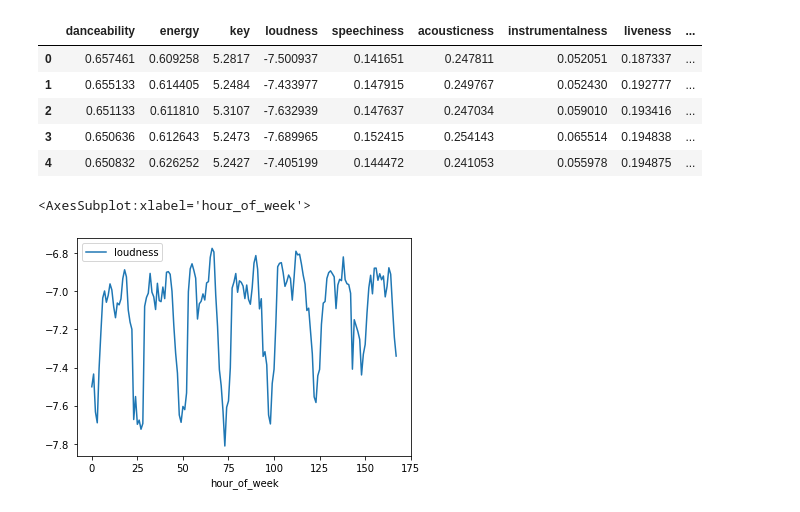
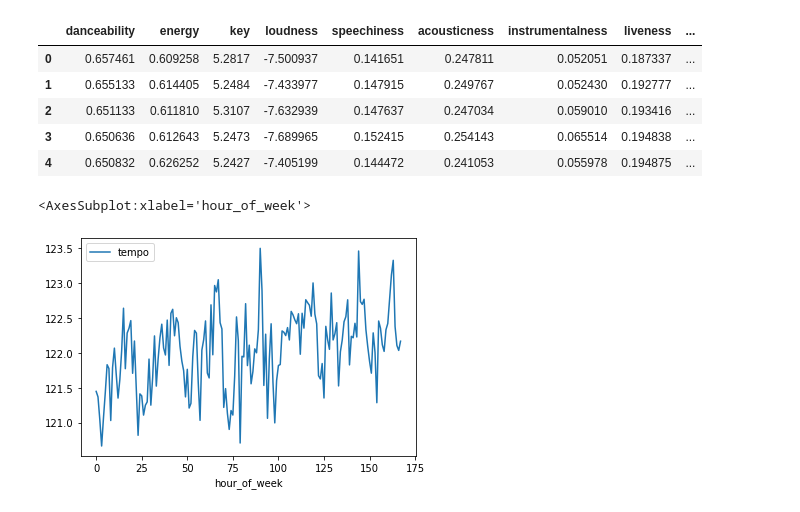
Before and after one commit to lejaja9/Friiiiiiiiiday, a Jupyter notebook: data_viz.ipynb, the cells around one changed output. Cells and saved outputs as stored; diff of their text form; code cells hidden in the pictures.

```diff
--- a/data_viz.ipynb
+++ b/data_viz.ipynb
@@ -16,7 +16,7 @@ df_stats.head()
 | 3 | 0.650636 | 0.612643 | 5.2473 | -7.689965 | 0.152415 | 0.254143 | 0.065514 | 0.194838 | ... |
 | 4 | 0.650832 | 0.626252 | 5.2427 | -7.405199 | 0.144472 | 0.241053 | 0.055978 | 0.194875 | ... |
 # %%
-df_stats.plot(x="hour_of_week", y="loudness")
+df_stats.plot(x="hour_of_week", y="tempo")
 # %% [output]
 <AxesSubplot:xlabel='hour_of_week'>
-[figure, old version]
+[figure, new version]
```
Also changed, not shown: parts of 6 cells of this notebook.
